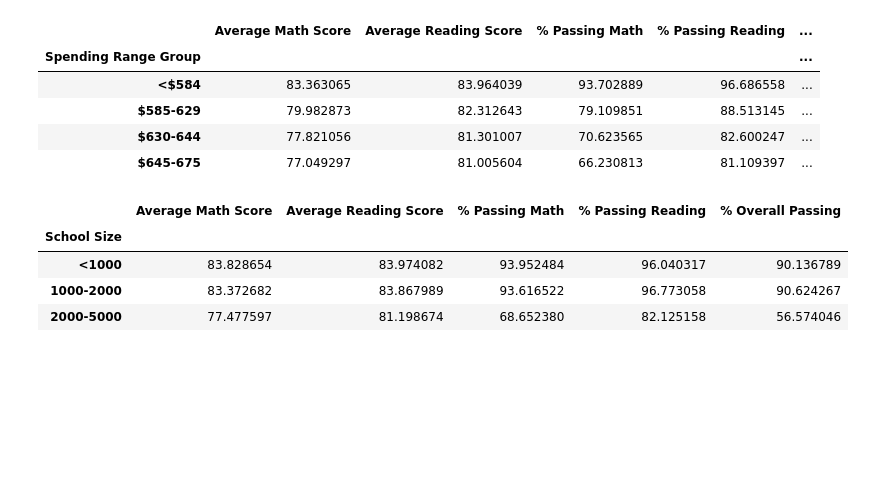
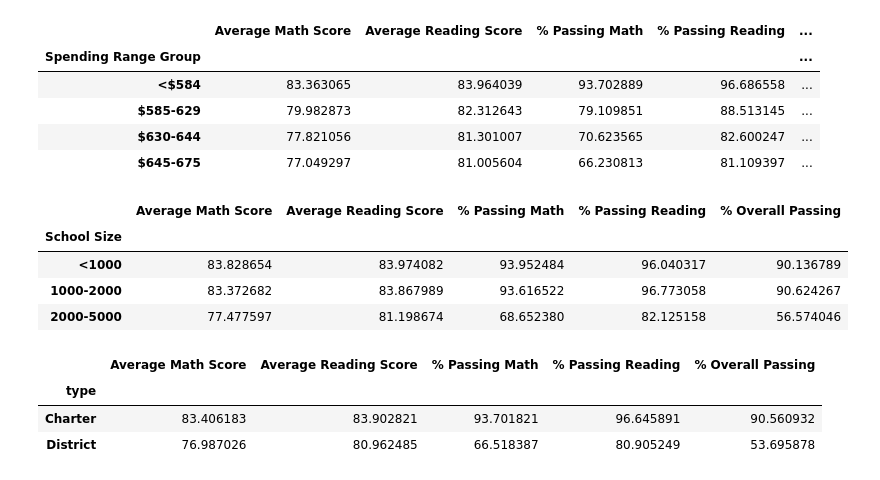
Before and after one commit to annabelcheong/pandas-challenge, a Jupyter notebook: PyCitySchools/school.ipynb, the cells around one changed output. Saved outputs shown, nothing was run; the diff lists cells and outputs as text; code cells hidden in the pictures; blank space fills up the shorter version.

```diff
--- a/PyCitySchools/school.ipynb
+++ b/PyCitySchools/school.ipynb
@@ -851,3 +845,34 @@ size_edited_df
 | <1000 | 83.828654 | 83.974082 | 93.952484 | 96.040317 | 90.136789 |
 | 1000-2000 | 83.372682 | 83.867989 | 93.616522 | 96.773058 | 90.624267 |
 | 2000-5000 | 77.477597 | 81.198674 | 68.652380 | 82.125158 | 56.574046 |
+# %%
+#Scores by School Type
+
+#Take copy of raw complete df with bool columns added
+type_complete_df=complete_bool_df.copy()
+
+#-------
+#Groupby the School Type Category
+type_complete_df=type_complete_df.groupby(["type"])
+#size_complete_df=size_complete_df.mean()
+type_complete_df=type_complete_df.mean()
+#--------
+#Change % Passing subjects from decimal to percentage values
+type_complete_df["bool_math_pass"]=type_complete_df["bool_math_pass"]*100
+type_complete_df["bool_reading_pass"]=type_complete_df["bool_reading_pass"]*100
+type_complete_df["bool_both_pass"]=type_complete_df["bool_both_pass"]*100
+#--------
+#####Editing for final size df#####
+#Rename columns
+type_edited_df=type_complete_df.rename(columns={"math_score":"Average Math Score","reading_score":"Average Reading Score","bool_math_pass":"% Passing Math","bool_reading_pass":"% Passing Reading","bool_both_pass":"% Overall Passing"})
+#Drop columns
+type_edited_df=type_edited_df.drop(columns={"Student ID","School ID","size","budget"})
+#Reorder columns
+type_edited_df=type_edited_df[["Average Math Score","Average Reading Score","% Passing Math","% Passing Reading", "% Overall Passing"]]
+
+type_edited_df
+# %% [output]
+|  | Average Math Score | Average Reading Score | % Passing Math | % Passing Reading | % Overall Passing |
+| type |  |  |  |  |  |
+| Charter | 83.406183 | 83.902821 | 93.701821 | 96.645891 | 90.560932 |
+| District | 76.987026 | 80.962485 | 66.518387 | 80.905249 | 53.695878 |
```
Also changed, not shown: parts of 2 cells of this notebook.
